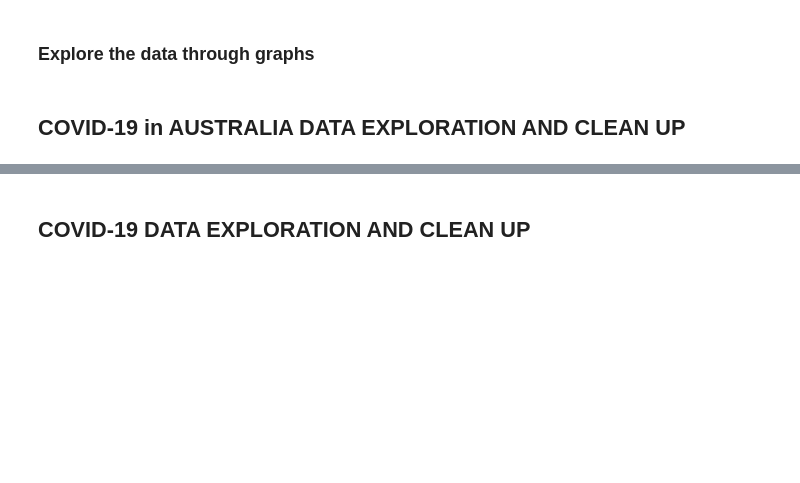
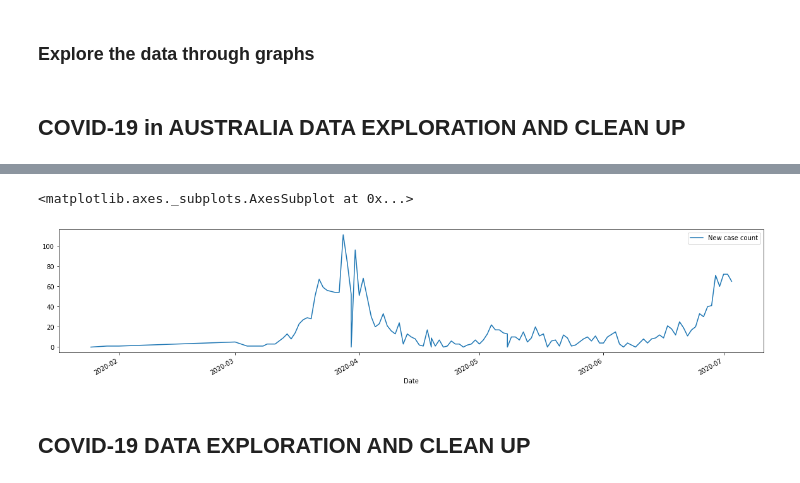
Before and after one commit to poojaisabelle/Project-One, a Jupyter notebook: data_exploration_cleanup_MASTER.ipynb, the cells around one changed output, grey strips where cells are left out. Saved outputs shown, nothing was run; the diff lists cells and outputs as text; code cells hidden in the pictures; blank space fills up the shorter version.

Commit message:
Add columns Active cases and new cases count

```diff
--- a/data_exploration_cleanup_MASTER.ipynb
+++ b/data_exploration_cleanup_MASTER.ipynb
@@ -296,3 +549,0 @@ au_covid_df.info()
-# %%
-au_covid_df[["Cumulative case count", "Cumulative recovered count"]] = au_covid_df[[
-    "Cumulative case count", "Cumulative recovered count"]].astype(int)
@@ -354,0 +560,3 @@ final_au_covid.to_csv("au_covid_data.csv", index=False)
+# %%
+# Set cutoff time on 3rd July 2020 for the AU covid data
+clean_au_covid =  au_covid_df[au_covid_df["Date"] <= cut_off_date].copy()
@@ -354,0 +583,2 @@ final_au_covid.to_csv("au_covid_data.csv", index=False)
+# %%
+clean_au_covid["Active_cases"] = clean_au_covid["Cumulative case count"] - clean_au_covid["Cumulative recovered count"]
@@ -354,0 +601,2 @@ final_au_covid.to_csv("au_covid_data.csv", index=False)
+# %%
+clean_au_covid['New case count'] = clean_au_covid.groupby(['State'])['Cumulative case count'].diff().fillna(0).astype(int)
@@ -355,3 +619,8 @@ final_au_covid.to_csv("au_covid_data.csv", index=False)
+# %%
+clean_au_covid[clean_au_covid["State"]=="VIC"].plot(x="Date", y="New case count", figsize=(20, 4))
+# %% [output]
+<matplotlib.axes._subplots.AxesSubplot at 0x...>
+[figure, added]
 # %% [markdown]
 ## COVID-19 DATA EXPLORATION AND CLEAN UP
 # %% [markdown]
```
Also changed, not shown: parts of 73 cells of this notebook.
